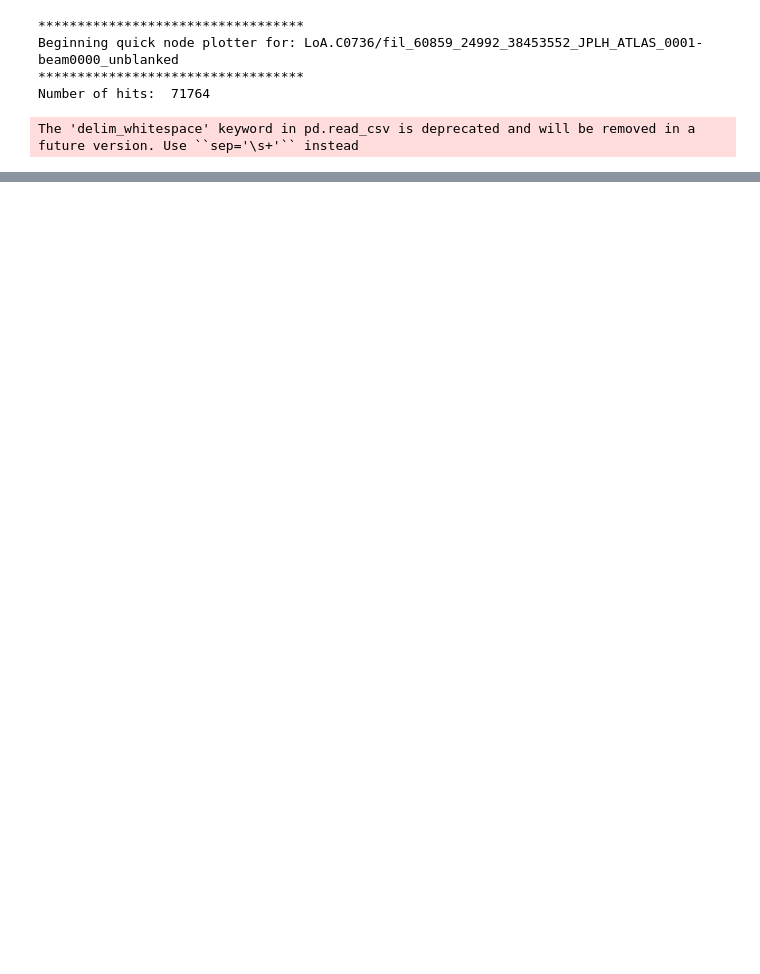
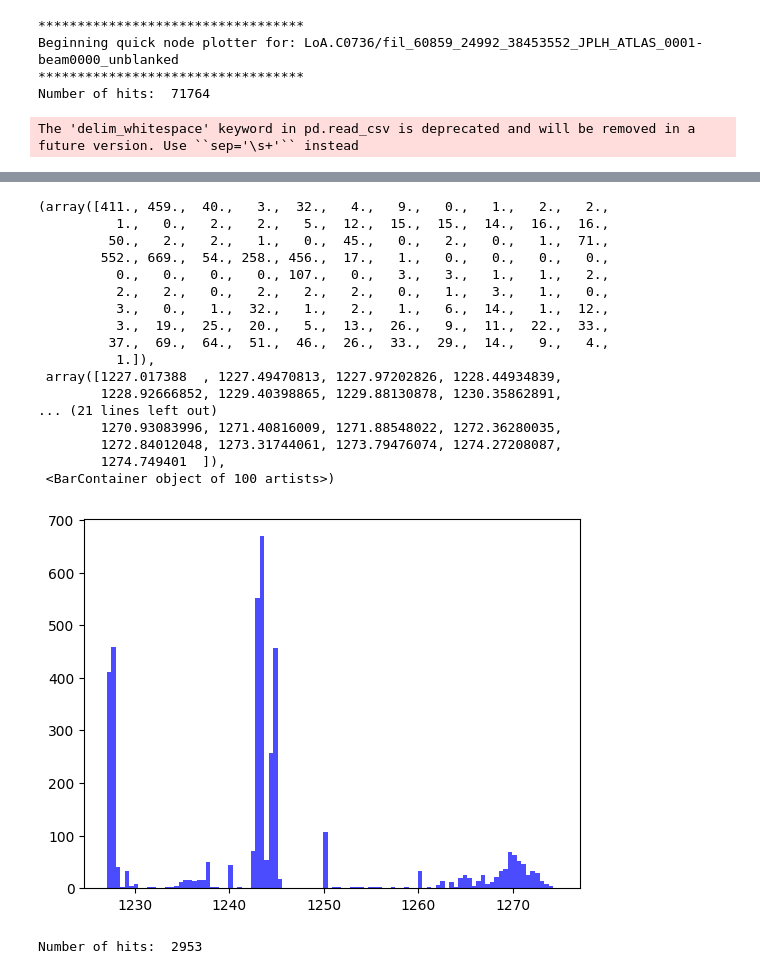
Before and after one commit to valegl04/BL_ATA_Alerts, a Jupyter notebook: ATA/blanking_ranges.ipynb, the cells around one changed output, grey strips where cells are left out. Cells and saved outputs as stored; diff of their text form; code cells hidden in the pictures; blank space fills up the shorter version.

```diff
--- a/ATA/blanking_ranges.ipynb
+++ b/ATA/blanking_ranges.ipynb
@@ -68,0 +103,47 @@ The 'delim_whitespace' keyword in pd.read_csv is deprecated and will be removed
+# %%
+plt.hist(unblanked_bliss_results['Uncorrected_Frequency'], bins=100, color='blue', alpha=0.7)
+# %% [output]
+(array([411., 459.,  40.,   3.,  32.,   4.,   9.,   0.,   1.,   2.,   2.,
+          1.,   0.,   2.,   2.,   5.,  12.,  15.,  15.,  14.,  16.,  16.,
+         50.,   2.,   2.,   1.,   0.,  45.,   0.,   2.,   0.,   1.,  71.,
+        552., 669.,  54., 258., 456.,  17.,   1.,   0.,   0.,   0.,   0.,
+          0.,   0.,   0.,   0., 107.,   0.,   3.,   3.,   1.,   1.,   2.,
+          2.,   2.,   0.,   2.,   2.,   2.,   0.,   1.,   3.,   1.,   0.,
+          3.,   0.,   1.,  32.,   1.,   2.,   1.,   6.,  14.,   1.,  12.,
+          3.,  19.,  25.,  20.,   5.,  13.,  26.,   9.,  11.,  22.,  33.,
+         37.,  69.,  64.,  51.,  46.,  26.,  33.,  29.,  14.,   9.,   4.,
+          1.]),
+ array([1227.017388  , 1227.49470813, 1227.97202826, 1228.44934839,
+        1228.92666852, 1229.40398865, 1229.88130878, 1230.35862891,
+... (21 lines left out)
+        1270.93083996, 1271.40816009, 1271.88548022, 1272.36280035,
+        1272.84012048, 1273.31744061, 1273.79476074, 1274.27208087,
+        1274.749401  ]),
+ <BarContainer object of 100 artists>)
+[figure, added]
+# %%
+print("Number of hits: ", len(unblanked_bliss_results))
+
+# Add log10 SNR for color scale
+unblanked_bliss_results['logSNR'] = np.log10(unblanked_bliss_results['SNR'])
+
+# Make interactive scatter plot
+fig = px.scatter(
+    unblanked_bliss_results,
+    x="Uncorrected_Frequency",
+    y="Drift_Rate",
+    color="logSNR",
+    color_continuous_scale="plasma",
+    hover_name="Top_Hit_#",
+    labels={"Uncorrected_Frequency": "Frequency (MHz)",
+            "Drift_Rate": "Drift Rate (Hz/s)",
+            "logSNR": "log10(SNR)"},
+    title=f"Node: {node}"
+)
+
+# Tweak marker size
+fig.update_traces(marker=dict(size=2))
+
+fig.show()
+# %% [output]
+Number of hits:  2953
```
Also changed, not shown: parts of 5 cells of this notebook, 3 other files.
